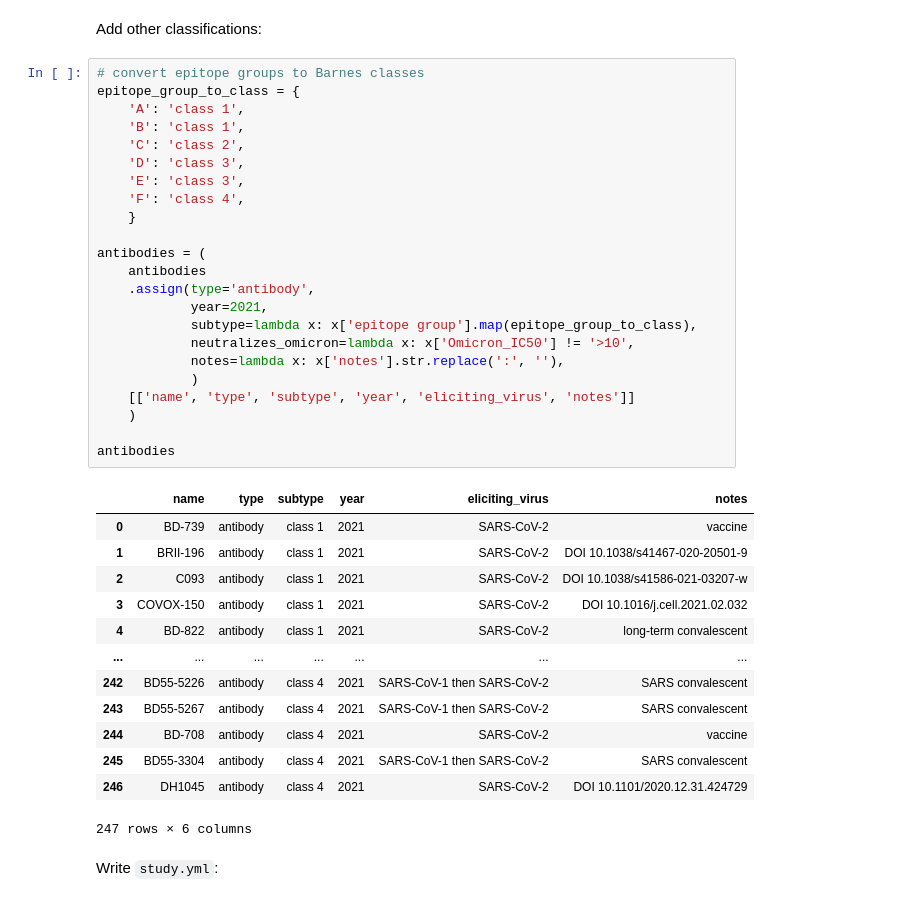
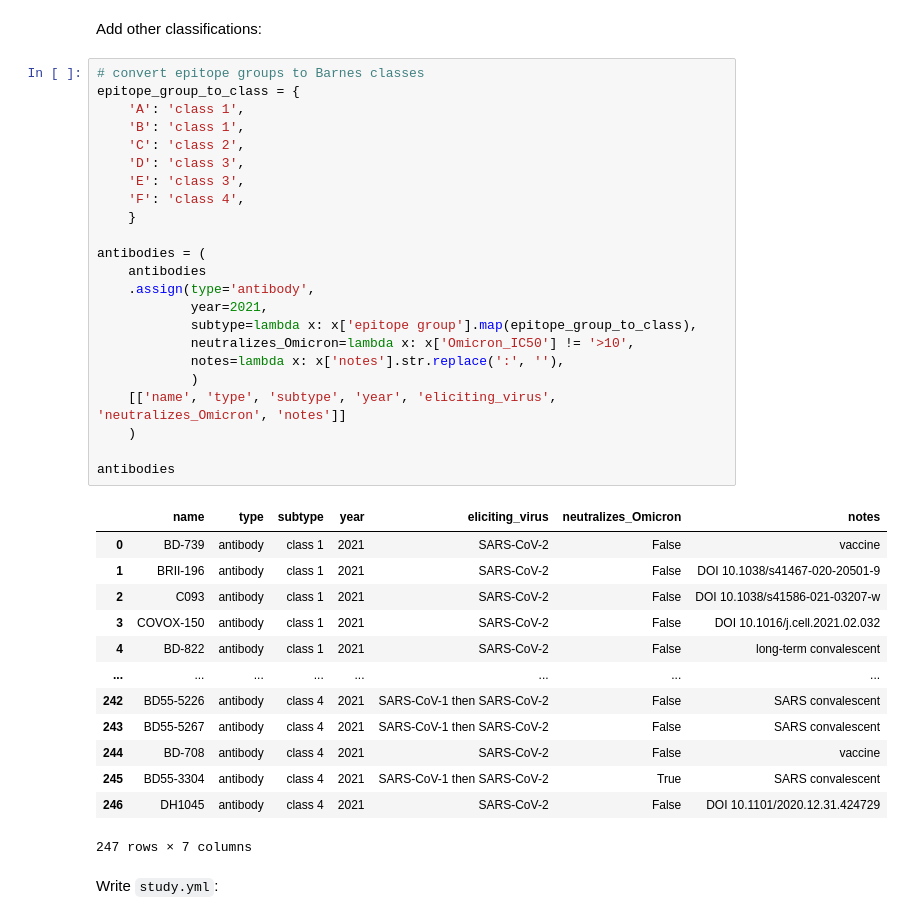
Before and after one commit to jbloomlab/SARS2_RBD_Ab_escape_maps, a Jupyter notebook: data/2021_Cao_Omicron/process_data.ipynb, the cells around one changed output. Cells and saved outputs as stored; diff of their text form.

Commit message:
annotate whether antibodies neutralize Omicron

```diff
--- a/data/2021_Cao_Omicron/process_data.ipynb
+++ b/data/2021_Cao_Omicron/process_data.ipynb
@@ -161,40 +161,40 @@ Add other classifications:
 # %%
 # convert epitope groups to Barnes classes
 epitope_group_to_class = {
     'A': 'class 1',
     'B': 'class 1',
     'C': 'class 2',
     'D': 'class 3',
     'E': 'class 3',
     'F': 'class 4',
     }
 
 antibodies = (
     antibodies
     .assign(type='antibody',
             year=2021,
             subtype=lambda x: x['epitope group'].map(epitope_group_to_class),
-            neutralizes_omicron=lambda x: x['Omicron_IC50'] != '>10',
+            neutralizes_Omicron=lambda x: x['Omicron_IC50'] != '>10',
             notes=lambda x: x['notes'].str.replace(':', ''),
             )
-    [['name', 'type', 'subtype', 'year', 'eliciting_virus', 'notes']]
+    [['name', 'type', 'subtype', 'year', 'eliciting_virus', 'neutralizes_Omicron', 'notes']]
     )
 
 antibodies
 # %% [output]
-|  | name | type | subtype | year | eliciting_virus | notes |
-| 0 | BD-739 | antibody | class 1 | 2021 | SARS-CoV-2 | vaccine |
-| 1 | BRII-196 | antibody | class 1 | 2021 | SARS-CoV-2 | DOI 10.1038/s41467-020-20501-9 |
-| 2 | C093 | antibody | class 1 | 2021 | SARS-CoV-2 | DOI 10.1038/s41586-021-03207-w |
-| 3 | COVOX-150 | antibody | class 1 | 2021 | SARS-CoV-2 | DOI 10.1016/j.cell.2021.02.032 |
-| 4 | BD-822 | antibody | class 1 | 2021 | SARS-CoV-2 | long-term convalescent |
-| ... | ... | ... | ... | ... | ... | ... |
-| 242 | BD55-5226 | antibody | class 4 | 2021 | SARS-CoV-1 then SARS-CoV-2 | SARS convalescent |
-| 243 | BD55-5267 | antibody | class 4 | 2021 | SARS-CoV-1 then SARS-CoV-2 | SARS convalescent |
-| 244 | BD-708 | antibody | class 4 | 2021 | SARS-CoV-2 | vaccine |
-| 245 | BD55-3304 | antibody | class 4 | 2021 | SARS-CoV-1 then SARS-CoV-2 | SARS convalescent |
-| 246 | DH1045 | antibody | class 4 | 2021 | SARS-CoV-2 | DOI 10.1101/2020.12.31.424729 |
+|  | name | type | subtype | year | eliciting_virus | neutralizes_Omicron | notes |
+| 0 | BD-739 | antibody | class 1 | 2021 | SARS-CoV-2 | False | vaccine |
+| 1 | BRII-196 | antibody | class 1 | 2021 | SARS-CoV-2 | False | DOI 10.1038/s41467-020-20501-9 |
+| 2 | C093 | antibody | class 1 | 2021 | SARS-CoV-2 | False | DOI 10.1038/s41586-021-03207-w |
+| 3 | COVOX-150 | antibody | class 1 | 2021 | SARS-CoV-2 | False | DOI 10.1016/j.cell.2021.02.032 |
+| 4 | BD-822 | antibody | class 1 | 2021 | SARS-CoV-2 | False | long-term convalescent |
+| ... | ... | ... | ... | ... | ... | ... | ... |
+| 242 | BD55-5226 | antibody | class 4 | 2021 | SARS-CoV-1 then SARS-CoV-2 | False | SARS convalescent |
+| 243 | BD55-5267 | antibody | class 4 | 2021 | SARS-CoV-1 then SARS-CoV-2 | False | SARS convalescent |
+| 244 | BD-708 | antibody | class 4 | 2021 | SARS-CoV-2 | False | vaccine |
+| 245 | BD55-3304 | antibody | class 4 | 2021 | SARS-CoV-1 then SARS-CoV-2 | True | SARS convalescent |
+| 246 | DH1045 | antibody | class 4 | 2021 | SARS-CoV-2 | False | DOI 10.1101/2020.12.31.424729 |
-247 rows × 6 columns
+247 rows × 7 columns
 # %% [markdown]
 Write `study.yml`:
 # %%
```
Also changed, not shown: parts of 1 cell of this notebook, 4 other files.
